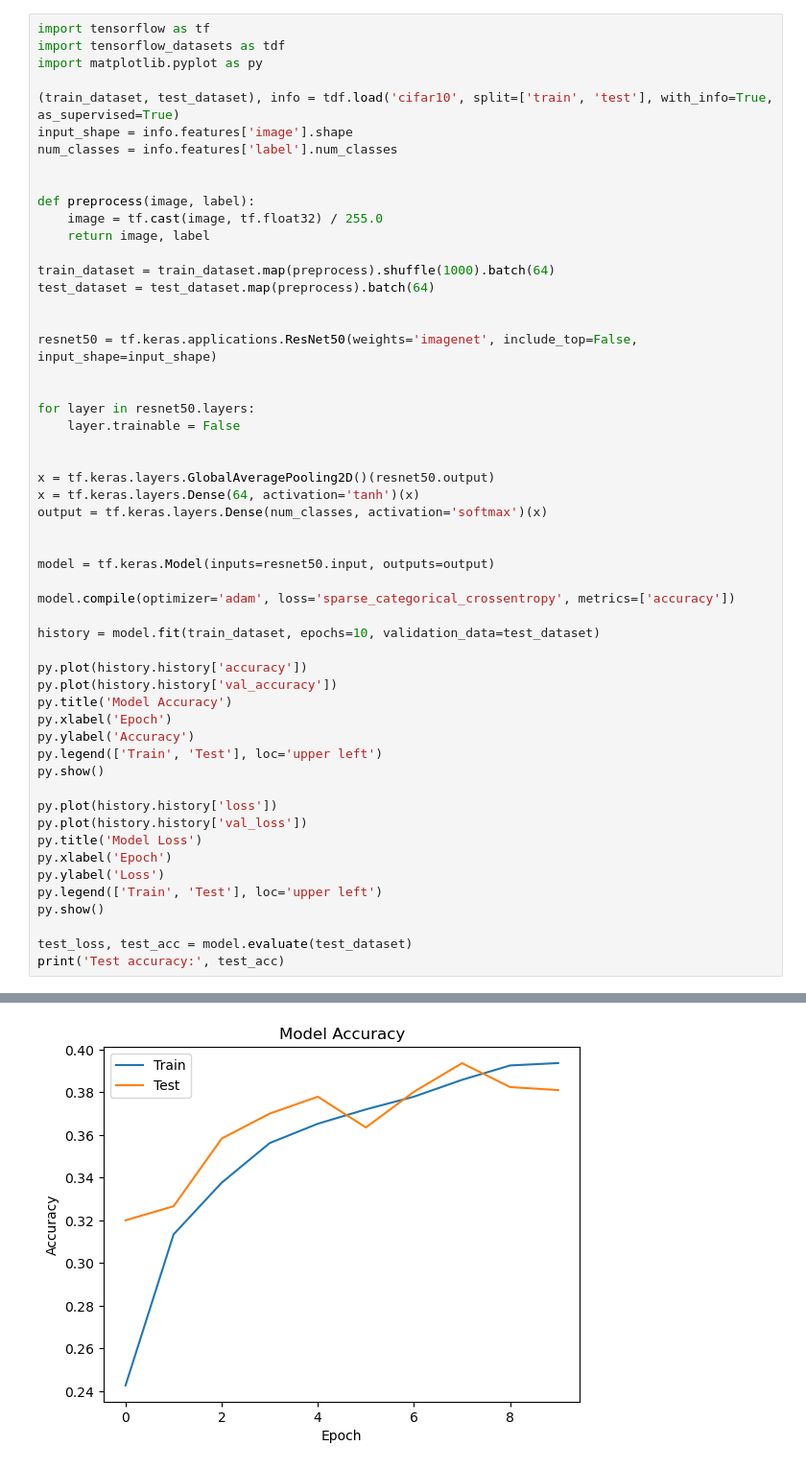
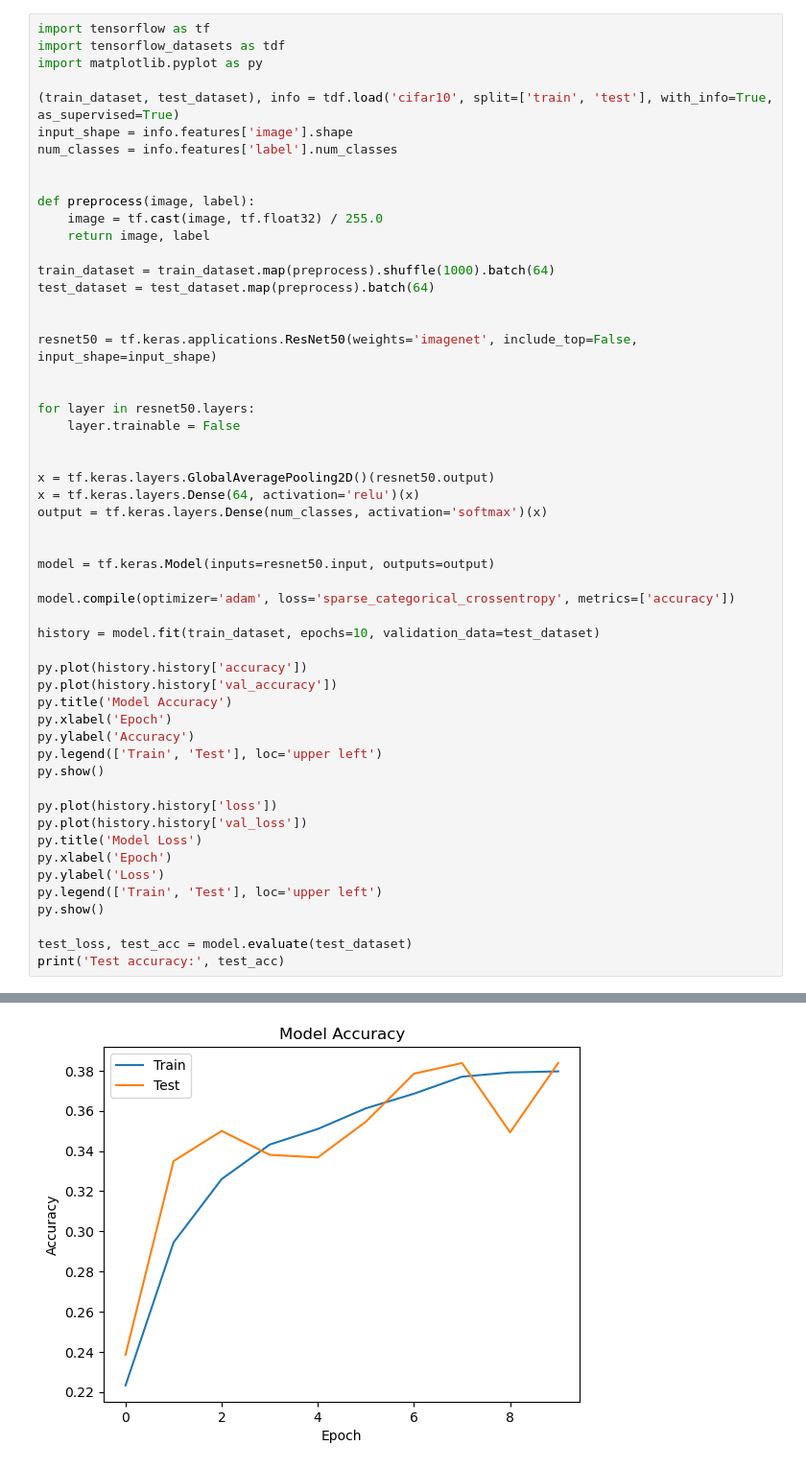
Before and after one commit to ARAVIND-65/Neural_network, a Jupyter notebook: Task-4.ipynb, the cells around one changed output, grey strips where cells are left out. Shown: that part at 96% size. Cells and saved outputs as stored; diff of their text form.

```diff
--- a/Task-4.ipynb
+++ b/Task-4.ipynb
@@ -24,7 +24,7 @@ for layer in resnet50.layers:
 
 
 x = tf.keras.layers.GlobalAveragePooling2D()(resnet50.output)
-x = tf.keras.layers.Dense(64, activation='tanh')(x)
+x = tf.keras.layers.Dense(64, activation='relu')(x)
 output = tf.keras.layers.Dense(num_classes, activation='softmax')(x)
 
 
@@ -77 +76 @@ Epoch 10/10
-[figure, old version]
+[figure, new version]
```
Also changed, not shown: parts of 1 cell of this notebook.
